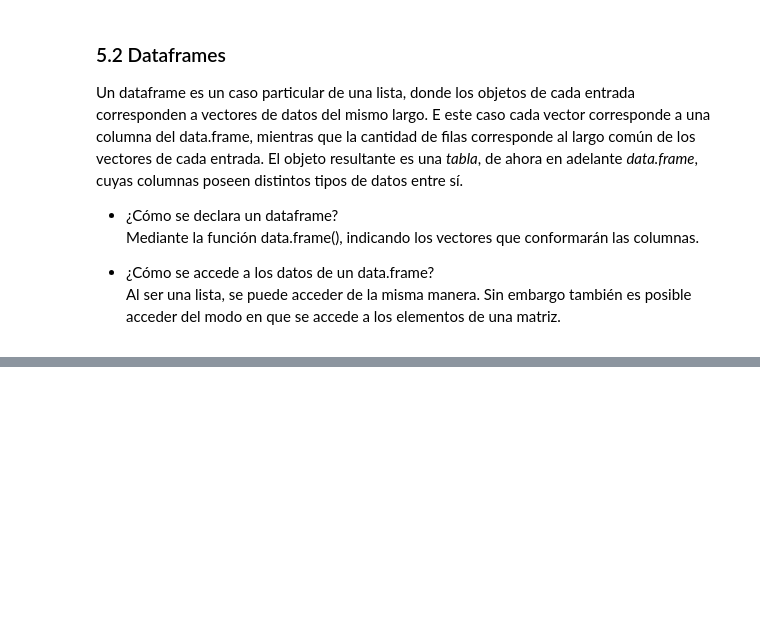
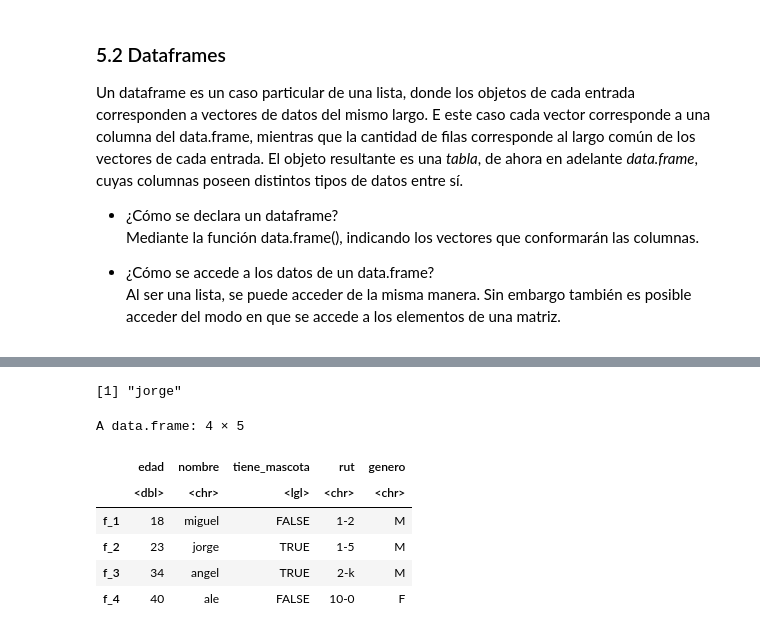
Before and after one commit to NestorPatricio/Diplomado_Big_Data_Data_Science, a Jupyter notebook: Programación en R para Ciencia de Datos/Material de GitHub/Clases/C2/Clase_2_02_listas_y_dataframes.ipynb, the cells around one changed output, grey strips where cells are left out. Saved outputs shown, nothing was run; the diff lists cells and outputs as text; code cells hidden in the pictures; blank space fills up the shorter version.

```diff
--- a/Programación en R para Ciencia de Datos/Material de GitHub/Clases/C2/Clase_2_02_listas_y_dataframes.ipynb
+++ b/Programación en R para Ciencia de Datos/Material de GitHub/Clases/C2/Clase_2_02_listas_y_dataframes.ipynb
@@ -300,2 +485,7 @@ Un dataframe es un caso particular de una lista, donde los objetos de cada entra
+# %%
+#Podemos acceder aun fila a través del nombre:
+df["f_2","nombre"]
+# %% [output]
+[1] "jorge"
 # %%
 #Podemos crear nuevas columnas , del mismmo modo que creamos "slots" en una lista
@@ -302,2 +494,12 @@ Un dataframe es un caso particular de una lista, donde los objetos de cada entra
+# %%
+df
+# %% [output]
+A data.frame: 4 × 5
+|  | edad | nombre | tiene_mascota | rut | genero |
+|  | <dbl> | <chr> | <lgl> | <chr> | <chr> |
+| f_1 | 18 | miguel | FALSE | 1-2 | M |
+| f_2 | 23 | jorge | TRUE | 1-5 | M |
+| f_3 | 34 | angel | TRUE | 2-k | M |
+| f_4 | 40 | ale | FALSE | 10-0 | F |
 # %%
 # podemos seleccionar más de una columna a la vez. Ej: seleccionar col1y col3
```
Also changed, not shown: parts of 45 cells of this notebook, 22 other files.
